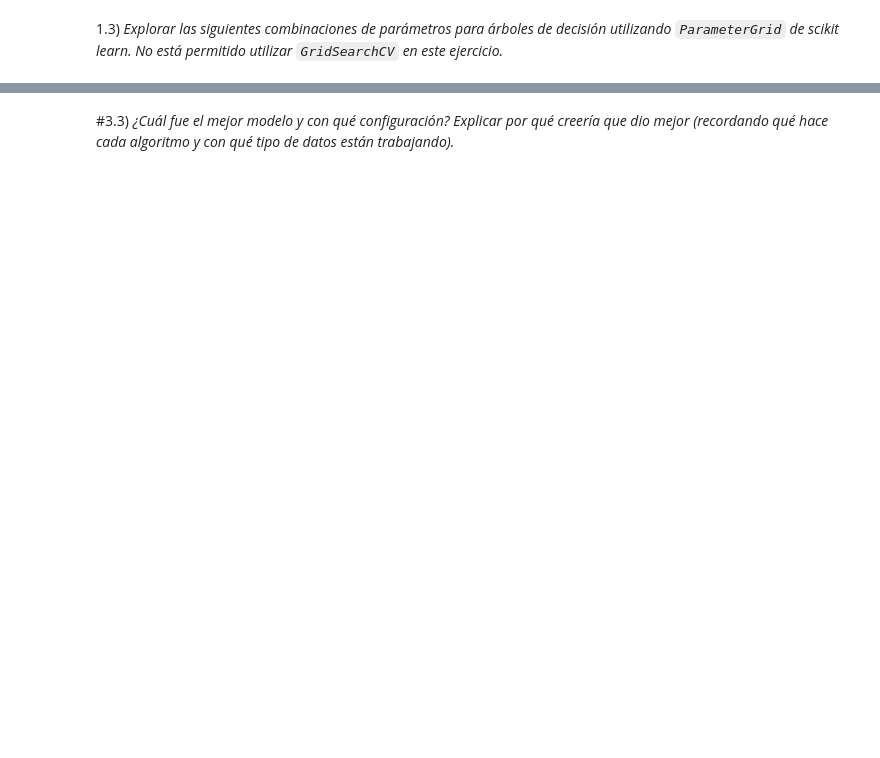
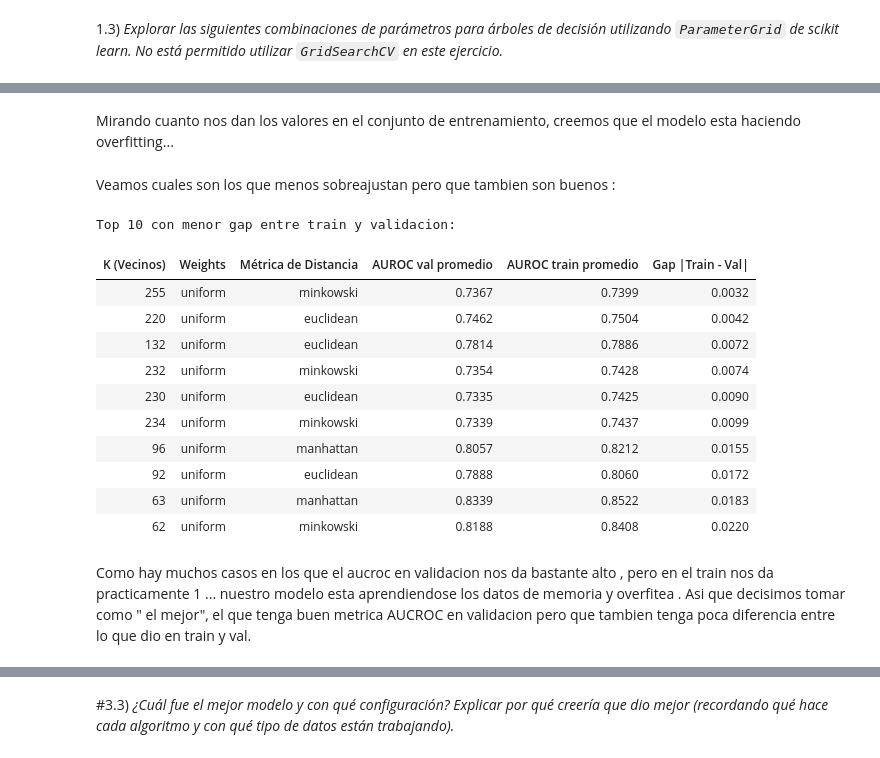
Before and after one commit to EmiLaPiola/NumLabIMC, a Jupyter notebook: Copia_de_TP_automático.ipynb, the cells around one changed output, grey strips where cells are left out. Drawn from its saved outputs; the diff is of its cells as text; code cells hidden in the pictures; blank space fills up the shorter version.

```diff
--- a/Copia_de_TP_automático.ipynb
+++ b/Copia_de_TP_automático.ipynb
@@ -994,0 +656,50 @@ En Naïve Bayes la performance depende mucho de cómo maneja la varianza → var
+# %% [markdown]
+Mirando cuanto nos dan los valores en el conjunto de entrenamiento, creemos que el modelo esta haciendo overfitting...
+# %% [markdown]
+Veamos cuales son los que menos sobreajustan pero que tambien son buenos :
+# %%
+
+cvres_overfit = cvres_knn.copy()
+cvres_overfit = cvres_overfit[cvres_overfit["mean_train_score"] > cvres_overfit["mean_test_score"]]
+cvres_overfit["generalization_gap"] = (cvres_overfit["mean_train_score"] - cvres_overfit["mean_test_score"]).abs()
+
+# ordenamos por menor gap y, a igualdad de gap, mejor AUROC de validación
+cvres_overfit = cvres_overfit.sort_values(
+    by=["generalization_gap","mean_test_score"],
+    ascending=[True,False]
+)
+
+cols_overfit = [
+    "param_n_neighbors",
+    "param_weights",
+    "param_metric",
+    "mean_test_score",
+    "mean_train_score",
+    "generalization_gap",
+]
+
+mapeo_nombres_knn["generalization_gap"] = "Gap |Train - Val|"
+
+print("\nTop 10 con menor gap entre train y validacion:")
+display(HTML(
+    cvres_overfit[cols_overfit]
+    .head(10)
+    .round(4)
+    .rename(columns=mapeo_nombres_knn)
+    .to_html(index=False, justify='center')
+))
+# %% [output]
+Top 10 con menor gap entre train y validacion:
+| K (Vecinos) | Weights | Métrica de Distancia | AUROC val promedio | AUROC train promedio | Gap |Train - Val| |
+| 255 | uniform | minkowski | 0.7367 | 0.7399 | 0.0032 |
+| 220 | uniform | euclidean | 0.7462 | 0.7504 | 0.0042 |
+| 132 | uniform | euclidean | 0.7814 | 0.7886 | 0.0072 |
+| 232 | uniform | minkowski | 0.7354 | 0.7428 | 0.0074 |
+| 230 | uniform | euclidean | 0.7335 | 0.7425 | 0.0090 |
+| 234 | uniform | minkowski | 0.7339 | 0.7437 | 0.0099 |
+| 96 | uniform | manhattan | 0.8057 | 0.8212 | 0.0155 |
+| 92 | uniform | euclidean | 0.7888 | 0.8060 | 0.0172 |
+| 63 | uniform | manhattan | 0.8339 | 0.8522 | 0.0183 |
+| 62 | uniform | minkowski | 0.8188 | 0.8408 | 0.0220 |
+# %% [markdown]
+Como hay muchos casos en los que el aucroc en validacion nos da bastante alto , pero en el train nos da practicamente 1 ... nuestro modelo esta aprendiendose los datos de memoria y overfitea . Asi que decisimos tomar como " el mejor", el que tenga buen metrica AUCROC en validacion pero que tambien tenga poca diferencia entre lo que dio en train y val.
```
Also changed, not shown: parts of 49 cells of this notebook.
